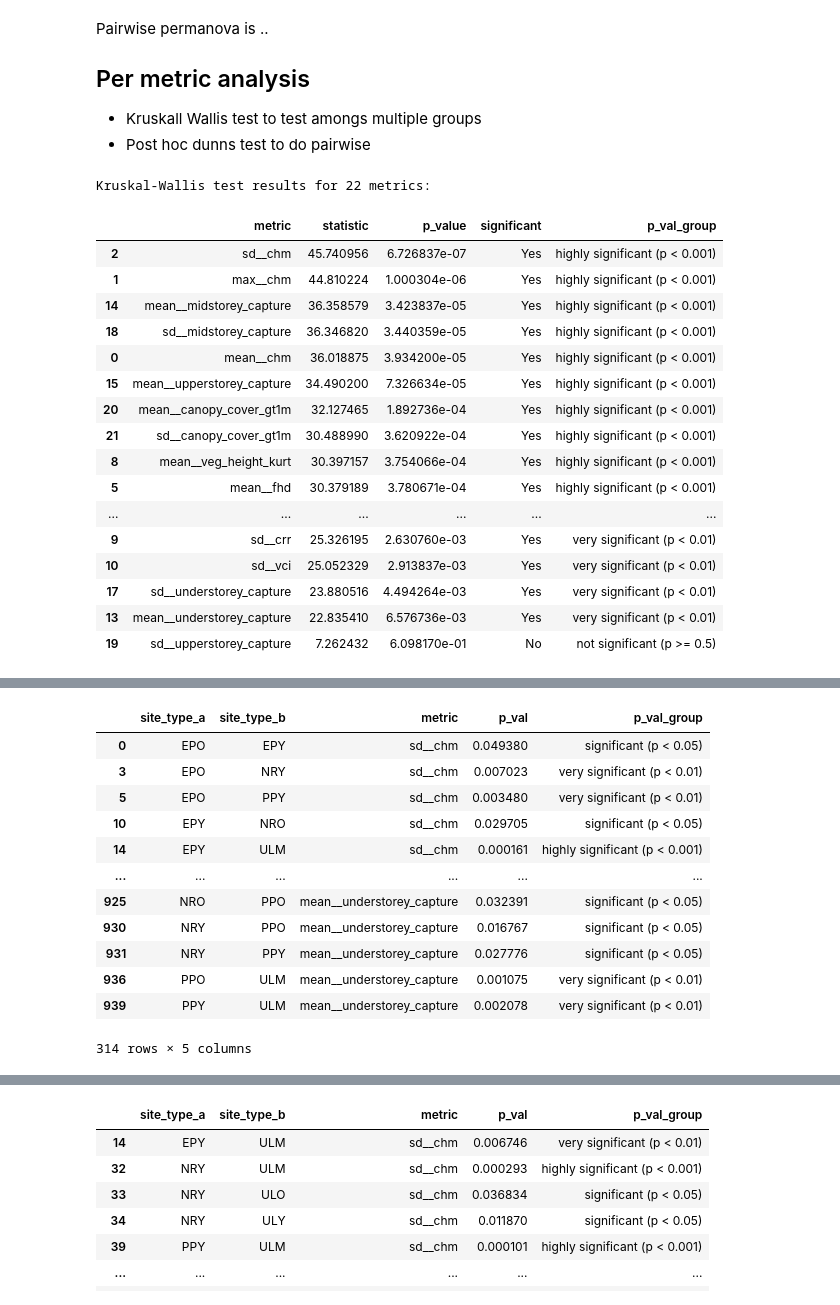
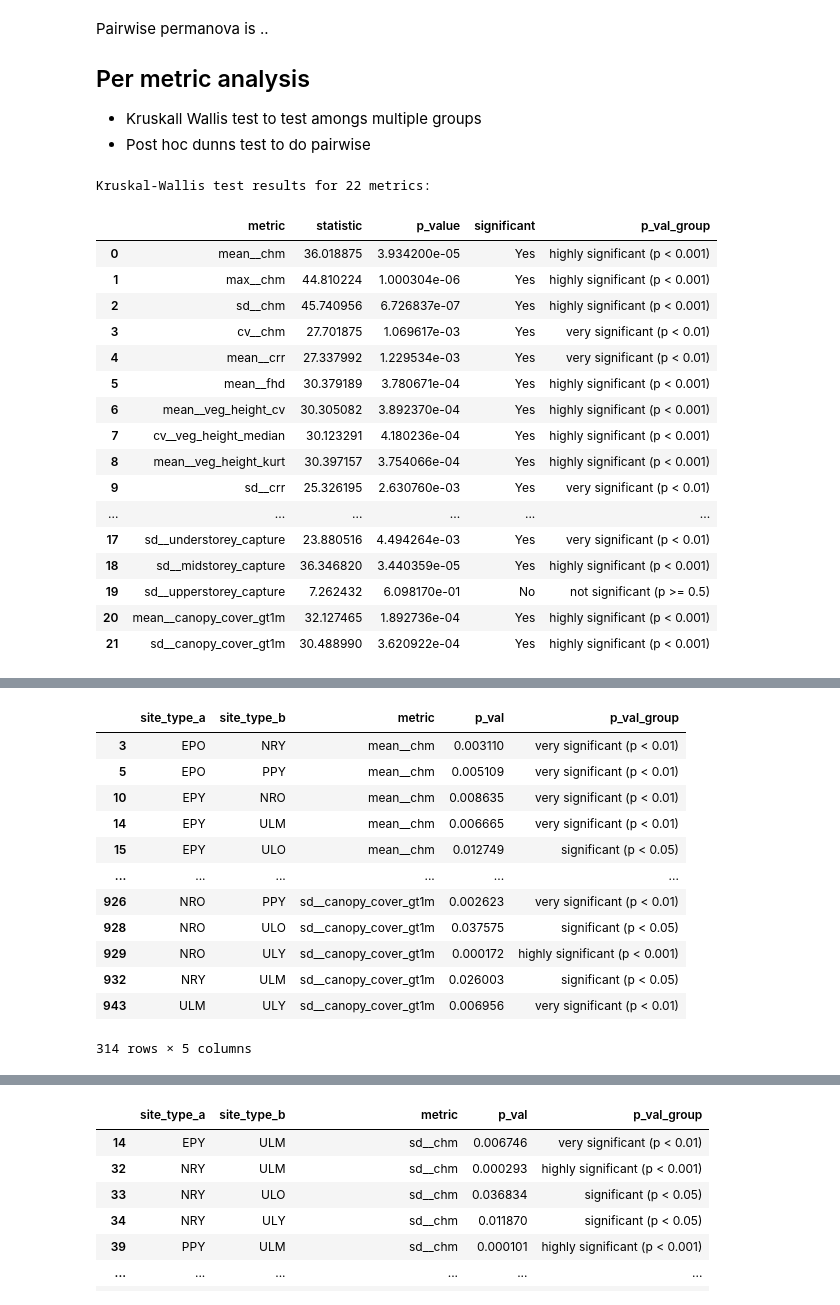
Before and after one commit to jameswesc/masters-thesis, a Jupyter notebook: notebooks/14_anovas.ipynb, the cells around one changed output, grey strips where cells are left out. Drawn from its saved outputs; the diff is of its cells as text; code cells hidden in the pictures.

```diff
--- a/notebooks/14_anovas.ipynb
+++ b/notebooks/14_anovas.ipynb
@@ -132,50 +134,50 @@ import pandas as pd
 
 # Perform Kruskal-Wallis test for each metric
 kruskal_results = []
 
 for metric in X.columns:
     # Group the metric values by site_type
     groups = [X.loc[y == site_type, metric].values for site_type in np.unique(y)]
 
     # Remove any groups that are empty or have insufficient data
     groups = [group for group in groups if len(group) > 0]
 
     if len(groups) >= 2:  # Need at least 2 groups for comparison
         # Perform Kruskal-Wallis test
         statistic, p_value = kruskal(*groups)
 
         kruskal_results.append({
             'metric': metric,
             'statistic': statistic,
             'p_value': p_value,
             'significant': 'Yes' if p_value < 0.05 else 'No',
             "p_val_group": get_p_val_group(p_value)
         })
 
 # Convert to DataFrame
 kruskal_df = pd.DataFrame(kruskal_results)
-kruskal_df = kruskal_df.sort_values('p_value')  # Sort by p-value
+# kruskal_df = kruskal_df.sort_values('p_value')  # Sort by p-value
 print(f"Kruskal-Wallis test results for {len(kruskal_df)} metrics:")
 kruskal_df
 # %% [output]
 Kruskal-Wallis test results for 22 metrics:
 |  | metric | statistic | p_value | significant | p_val_group |
+| 0 | mean__chm | 36.018875 | 3.934200e-05 | Yes | highly significant (p < 0.001) |
+| 1 | max__chm | 44.810224 | 1.000304e-06 | Yes | highly significant (p < 0.001) |
 | 2 | sd__chm | 45.740956 | 6.726837e-07 | Yes | highly significant (p < 0.001) |
-| 1 | max__chm | 44.810224 | 1.000304e-06 | Yes | highly significant (p < 0.001) |
-| 14 | mean__midstorey_capture | 36.358579 | 3.423837e-05 | Yes | highly significant (p < 0.001) |
+| 3 | cv__chm | 27.701875 | 1.069617e-03 | Yes | very significant (p < 0.01) |
+| 4 | mean__crr | 27.337992 | 1.229534e-03 | Yes | very significant (p < 0.01) |
+| 5 | mean__fhd | 30.379189 | 3.780671e-04 | Yes | highly significant (p < 0.001) |
+| 6 | mean__veg_height_cv | 30.305082 | 3.892370e-04 | Yes | highly significant (p < 0.001) |
+| 7 | cv__veg_height_median | 30.123291 | 4.180236e-04 | Yes | highly significant (p < 0.001) |
+| 8 | mean__veg_height_kurt | 30.397157 | 3.754066e-04 | Yes | highly significant (p < 0.001) |
+| 9 | sd__crr | 25.326195 | 2.630760e-03 | Yes | very significant (p < 0.01) |
+| ... | ... | ... | ... | ... | ... |
+| 17 | sd__understorey_capture | 23.880516 | 4.494264e-03 | Yes | very significant (p < 0.01) |
 | 18 | sd__midstorey_capture | 36.346820 | 3.440359e-05 | Yes | highly significant (p < 0.001) |
-| 0 | mean__chm | 36.018875 | 3.934200e-05 | Yes | highly significant (p < 0.001) |
-| 15 | mean__upperstorey_capture | 34.490200 | 7.326634e-05 | Yes | highly significant (p < 0.001) |
+| 19 | sd__upperstorey_capture | 7.262432 | 6.098170e-01 | No | not significant (p >= 0.5) |
 | 20 | mean__canopy_cover_gt1m | 32.127465 | 1.892736e-04 | Yes | highly significant (p < 0.001) |
 | 21 | sd__canopy_cover_gt1m | 30.488990 | 3.620922e-04 | Yes | highly significant (p < 0.001) |
-| 8 | mean__veg_height_kurt | 30.397157 | 3.754066e-04 | Yes | highly significant (p < 0.001) |
-| 5 | mean__fhd | 30.379189 | 3.780671e-04 | Yes | highly significant (p < 0.001) |
-| ... | ... | ... | ... | ... | ... |
-| 9 | sd__crr | 25.326195 | 2.630760e-03 | Yes | very significant (p < 0.01) |
-| 10 | sd__vci | 25.052329 | 2.913837e-03 | Yes | very significant (p < 0.01) |
-| 17 | sd__understorey_capture | 23.880516 | 4.494264e-03 | Yes | very significant (p < 0.01) |
-| 13 | mean__understorey_capture | 22.835410 | 6.576736e-03 | Yes | very significant (p < 0.01) |
-| 19 | sd__upperstorey_capture | 7.262432 | 6.098170e-01 | No | not significant (p >= 0.5) |
 # %%
 import scikit_posthocs as sp
 
@@ -218,17 +220,17 @@ significant_results = flattenend_results[flattenend_results['p_val'] < 0.05]
 significant_results
 # %% [output]
 |  | site_type_a | site_type_b | metric | p_val | p_val_group |
-| 0 | EPO | EPY | sd__chm | 0.049380 | significant (p < 0.05) |
-| 3 | EPO | NRY | sd__chm | 0.007023 | very significant (p < 0.01) |
-| 5 | EPO | PPY | sd__chm | 0.003480 | very significant (p < 0.01) |
-| 10 | EPY | NRO | sd__chm | 0.029705 | significant (p < 0.05) |
-| 14 | EPY | ULM | sd__chm | 0.000161 | highly significant (p < 0.001) |
+| 3 | EPO | NRY | mean__chm | 0.003110 | very significant (p < 0.01) |
+| 5 | EPO | PPY | mean__chm | 0.005109 | very significant (p < 0.01) |
+| 10 | EPY | NRO | mean__chm | 0.008635 | very significant (p < 0.01) |
+| 14 | EPY | ULM | mean__chm | 0.006665 | very significant (p < 0.01) |
+| 15 | EPY | ULO | mean__chm | 0.012749 | significant (p < 0.05) |
 | ... | ... | ... | ... | ... | ... |
-| 925 | NRO | PPO | mean__understorey_capture | 0.032391 | significant (p < 0.05) |
-| 930 | NRY | PPO | mean__understorey_capture | 0.016767 | significant (p < 0.05) |
-| 931 | NRY | PPY | mean__understorey_capture | 0.027776 | significant (p < 0.05) |
-| 936 | PPO | ULM | mean__understorey_capture | 0.001075 | very significant (p < 0.01) |
-| 939 | PPY | ULM | mean__understorey_capture | 0.002078 | very significant (p < 0.01) |
+| 926 | NRO | PPY | sd__canopy_cover_gt1m | 0.002623 | very significant (p < 0.01) |
+| 928 | NRO | ULO | sd__canopy_cover_gt1m | 0.037575 | significant (p < 0.05) |
+| 929 | NRO | ULY | sd__canopy_cover_gt1m | 0.000172 | highly significant (p < 0.001) |
+| 932 | NRY | ULM | sd__canopy_cover_gt1m | 0.026003 | significant (p < 0.05) |
+| 943 | ULM | ULY | sd__canopy_cover_gt1m | 0.006956 | very significant (p < 0.01) |
 314 rows × 5 columns
 # %%
 from cliffs_delta import cliffs_delta
```
Also changed, not shown: parts of 3 cells of this notebook, 2 other files.
